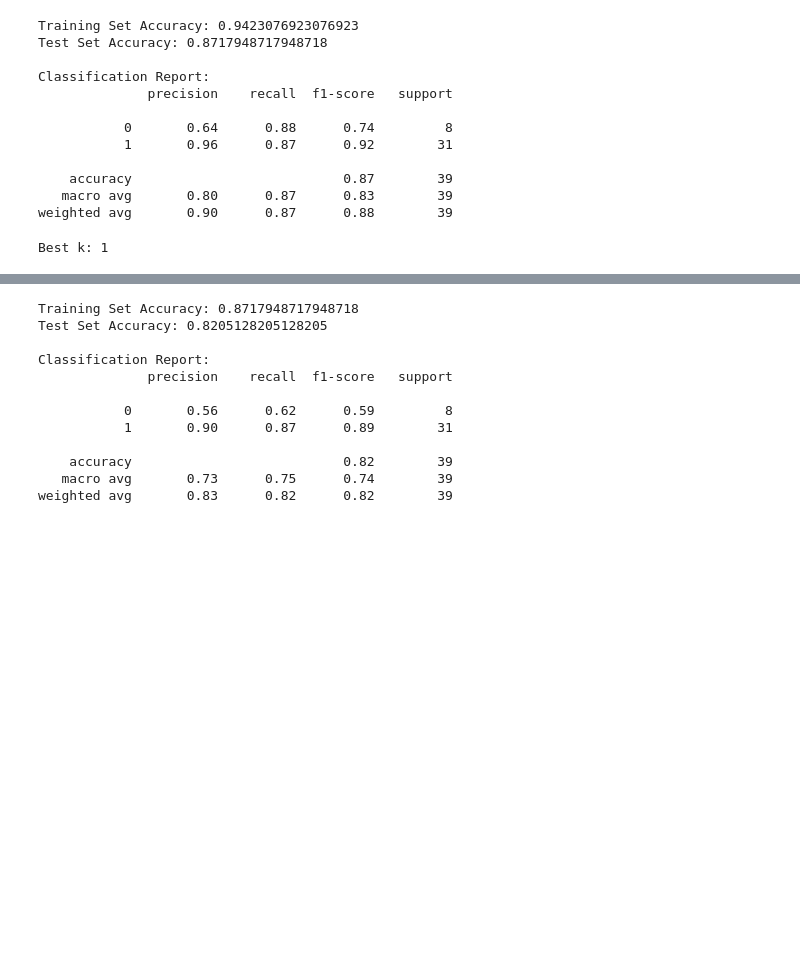
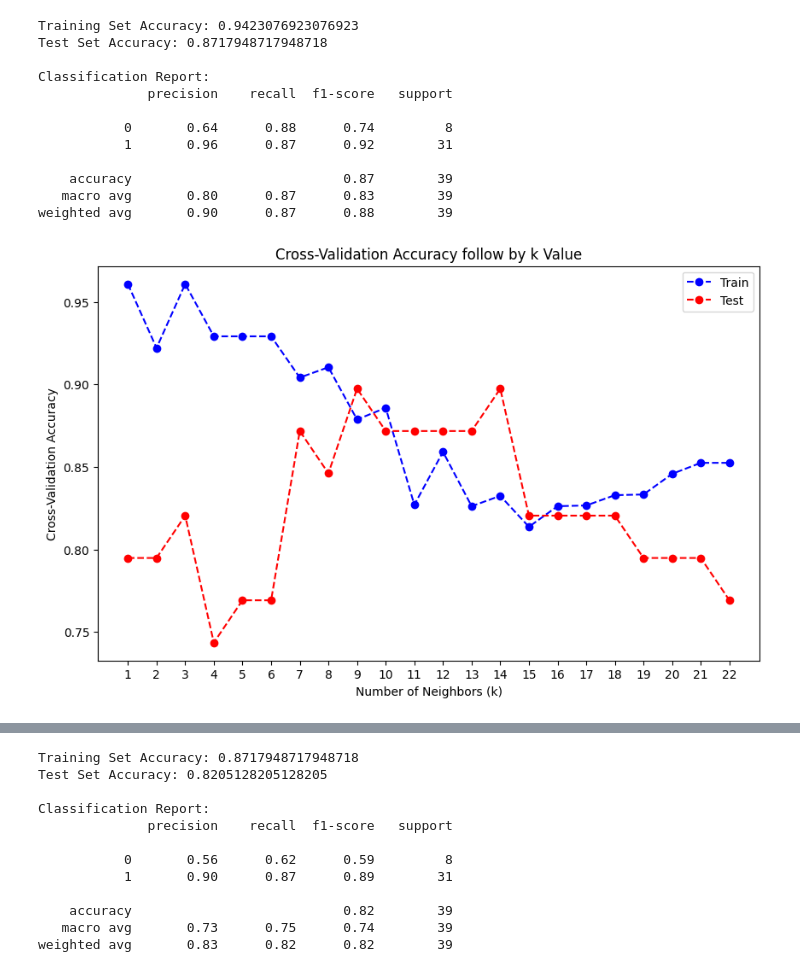
Before and after one commit to bao2206/Final-machine-learning, a Jupyter notebook: final.ipynb, the cells around one changed output, grey strips where cells are left out. Cells and saved outputs as stored; diff of their text form; code cells hidden in the pictures; blank space fills up the shorter version.

```diff
--- a/final.ipynb
+++ b/final.ipynb
@@ -248,16 +248,43 @@ Classification Report:
     accuracy                           0.87        39
    macro avg       0.80      0.87      0.83        39
 weighted avg       0.90      0.87      0.88        39
-# %%
-from sklearn.model_selection import GridSearchCV
-
-# Tìm giá trị k tốt nhất
-param_grid = {'n_neighbors': np.arange(1, 22)}
-knn_cv = GridSearchCV(knn, param_grid, cv=5)
-knn_cv.fit(X_train, Y_train)
-
-# In ra giá trị k tốt nhất
-print("Best k:", knn_cv.best_params_['n_neighbors'])
-# %% [output]
-Best k: 1
+# %%
+from sklearn.model_selection import cross_val_score
+
+# Range of k values to explore
+k_values = list(range(1, 23))  # Adjust the range as needed
+
+# Empty lists to store mean cross-validation scores for each k
+cv_scores_train = []
+cv_scores_test = []
+
+# Perform 10-fold cross-validation for each k
+for k in k_values:
+    # Initialize kNN classifier with k neighbors
+    knn = KNeighborsClassifier(n_neighbors=k)
+
+    # Cross-validation on the training set
+    scores_train = cross_val_score(knn, X_train, Y_train, cv=10, scoring='accuracy')  # Adjust cv value as needed
+    cv_scores_train.append(scores_train.mean())
+
+    # Train the kNN model on the training data
+    knn.fit(X_train, Y_train)
+
+    # Evaluate the model on the test set
+    test_predictions = knn.predict(X_test)
+    test_accuracy = accuracy_score(Y_test, test_predictions)
+    cv_scores_test.append(test_accuracy)
+
+# Plotting the accuracy for different k values on both training and test sets
+plt.figure(figsize=(10, 6))
+plt.plot(k_values, cv_scores_train, marker='o', linestyle='dashed', color='blue', label='Train')
+plt.plot(k_values, cv_scores_test, marker='o', linestyle='dashed', color='red', label='Test')
+plt.title('Cross-Validation Accuracy follow by k Value')
+plt.xlabel('Number of Neighbors (k)')
+plt.ylabel('Cross-Validation Accuracy')
+plt.xticks(k_values)
+plt.legend()
+plt.show()
+# %% [output]
+[figure, added]
 # %%
```
Also changed, not shown: parts of 28 cells of this notebook.
